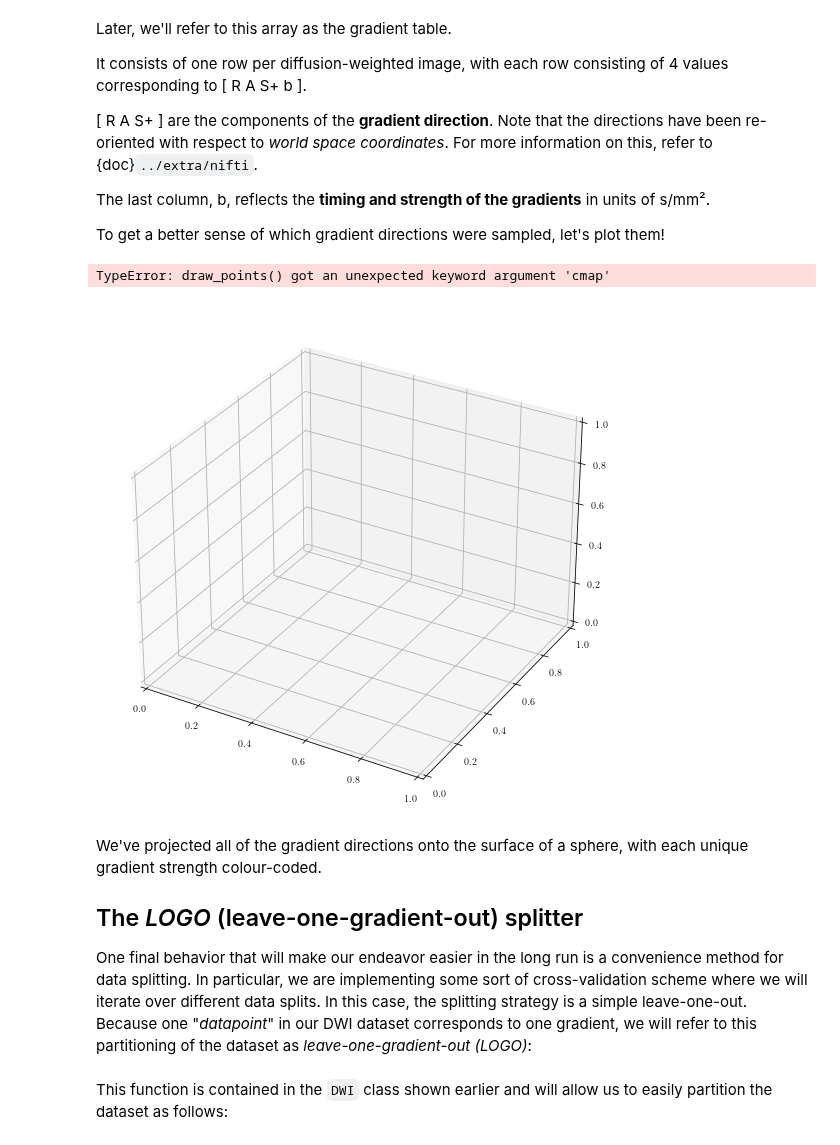
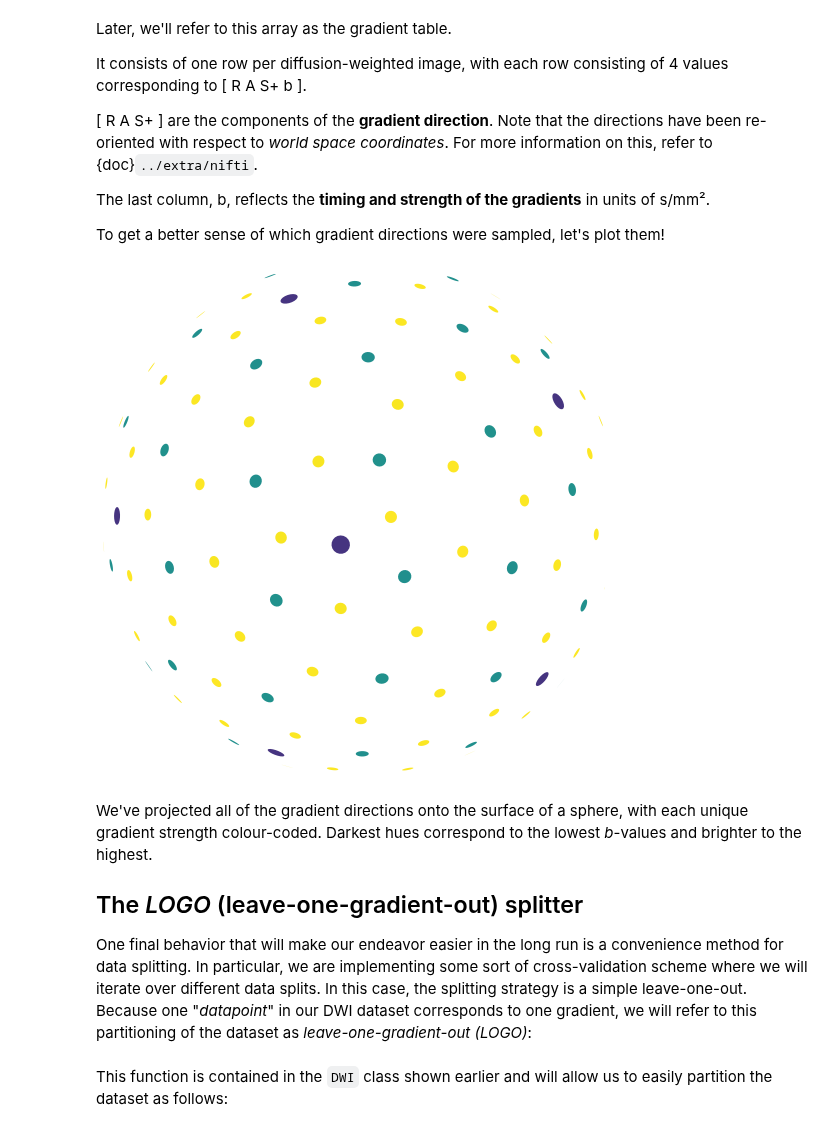
Before and after one commit to nipreps/nipreps-book, a Jupyter notebook: _sources/tutorial/data.ipynb, the cells around one changed output. Cells and saved outputs as stored; diff of their text form; code cells hidden in the pictures.

```diff
--- a/_sources/tutorial/data.ipynb
+++ b/_sources/tutorial/data.ipynb
@@ -211,12 +211,12 @@ The last column, b, reflects the **timing and strength of the gradients** in uni
 
 To get a better sense of which gradient directions were sampled, let's plot them!
 # %%
-dmri_dataset.plot_gradients(cmap="viridis")
+dmri_dataset.plot_gradients();
 # %% [output]
-TypeError: draw_points() got an unexpected keyword argument 'cmap'
-[figure, old version]
+[figure, new version]
 # %% [markdown]
 We've projected all of the gradient directions onto the surface of a sphere, with each unique gradient strength colour-coded.
+Darkest hues correspond to the lowest *b*-values and brighter to the highest.
 
 ## The *LOGO* (leave-one-gradient-out) splitter
 
```
Also changed, not shown: parts of 1 cell of this notebook, 11 other files.
